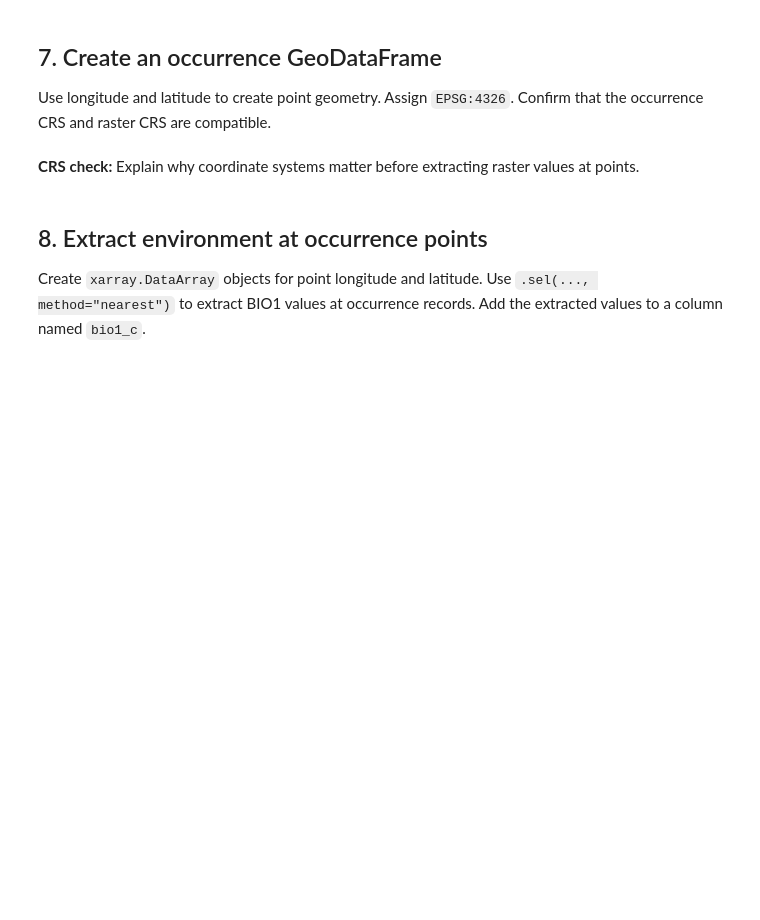
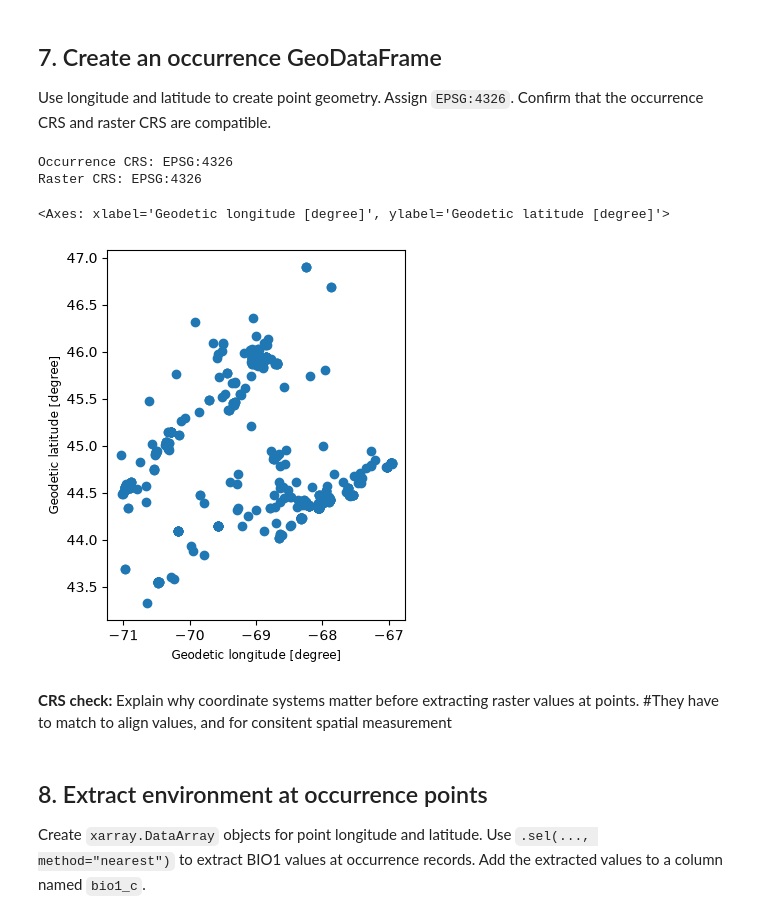
Before and after one commit to Braeclin/BIO597-SpatialBiodiversity, a Jupyter notebook: docs/assignments/Assignment-06-FirstPrinciplesSDM.ipynb, the cells around one changed output. Drawn from its saved outputs; the diff is of its cells as text; code cells hidden in the pictures; blank space fills up the shorter version.

Commit message:
please wrok this time assignment 6

```diff
--- a/docs/assignments/Assignment-06-FirstPrinciplesSDM.ipynb
+++ b/docs/assignments/Assignment-06-FirstPrinciplesSDM.ipynb
@@ -86,6 +146,6 @@ Read the tab-delimited amphibian file. Keep `gbifID`, `species`, longitude, lati
 # %%
-amphibians = pd.read_csv(
-    "../assignments/Amphibians_ME/Amphibians_ME.csv",
+plants = pd.read_csv(
+    "../assignments/Plants_ME/Plants_ME.csv",
     sep="\t",
     low_memory=False,
 )
@@ -99,16 +159,18 @@ columns_to_keep = [
     "year",
 ]
 
-amphibians = amphibians[columns_to_keep].copy()
-amphibians["decimalLongitude"] = pd.to_numeric(amphibians["decimalLongitude"], errors="coerce")
-amphibians["decimalLatitude"] = pd.to_numeric(amphibians["decimalLatitude"], errors="coerce")
+plants = plants[columns_to_keep].copy()
+plants["decimalLongitude"] = pd.to_numeric(plants["decimalLongitude"], errors="coerce")
+plants["decimalLatitude"] = pd.to_numeric(plants["decimalLatitude"], errors="coerce")
 
 # Simple cleaning
-amphibians = amphibians.dropna(subset=["species", "decimalLongitude", "decimalLatitude"]).copy()
+plants = plants.dropna(subset=["species", "decimalLongitude", "decimalLatitude"]).copy()
 
 # Reduce spatial imprecision (The "tulipifera-ike" filter!)
-amphibians = amphibians[amphibians["coordinateUncertaintyInMeters"] < 200]
+# Note: many herbarium specimens have no coordinate uncertainty recorded,
+# so this filter keeps mostly recent field observations (e.g. iNaturalist).
+plants = plants[plants["coordinateUncertaintyInMeters"] < 200]
 
-amphibians["species"].value_counts().head(12)
+plants["species"].value_counts().head(12)
 # %% [output]
 species
@@ -138,0 +197,7 @@ target_species = "____________________________"
+# %%
+target_species = "Rhododendron groenlandicum"
+
+presence = plants.loc[plants["species"] == target_species].copy()
+print(target_species)
+print(presence.shape)
+presence.head()
@@ -148,5 +219,25 @@ Use longitude and latitude to create point geometry. Assign `EPSG:4326`. Confirm
+# %%
+presence_gdf = gpd.GeoDataFrame(
+    presence,
+    geometry=gpd.points_from_xy(
+        presence["decimalLongitude"],
+        presence["decimalLatitude"],
+    ),
+    crs="EPSG:4326",
+)
+
+print("Occurrence CRS:", presence_gdf.crs)
+print("Raster CRS:", bio14_maine_cm.rio.crs)
+
+presence_gdf.plot()
+# %% [output]
+Occurrence CRS: EPSG:4326
+Raster CRS: EPSG:4326
+<Axes: xlabel='Geodetic longitude [degree]', ylabel='Geodetic latitude [degree]'>
+[figure, added]
 # %% [markdown]
 **CRS check:** Explain why coordinate systems matter before extracting raster values at points.
+#They have to match to align values, and for consitent spatial measurement
 # %% [markdown]
 ## 8. Extract environment at occurrence points
 
```
Also changed, not shown: parts of 27 cells of this notebook.
